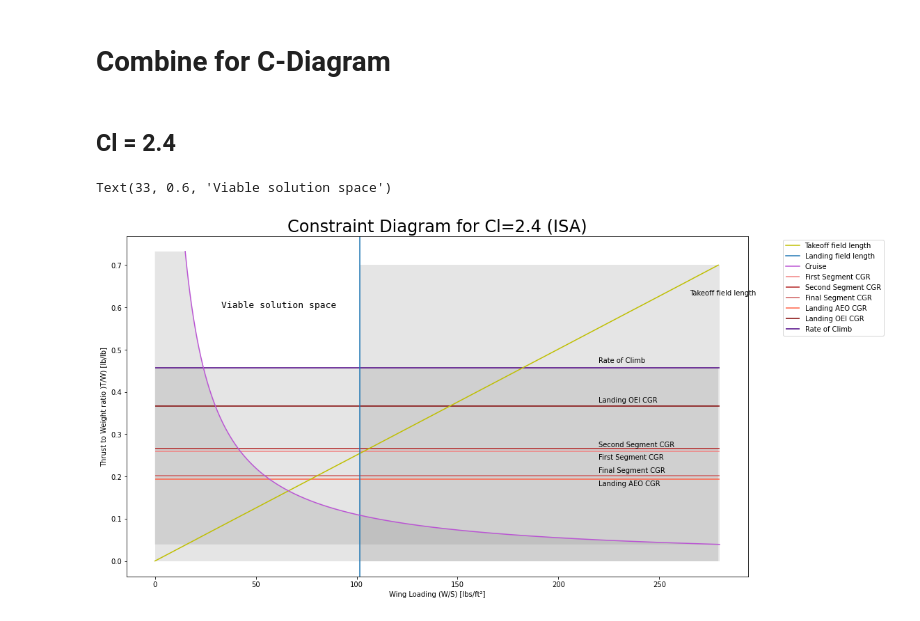
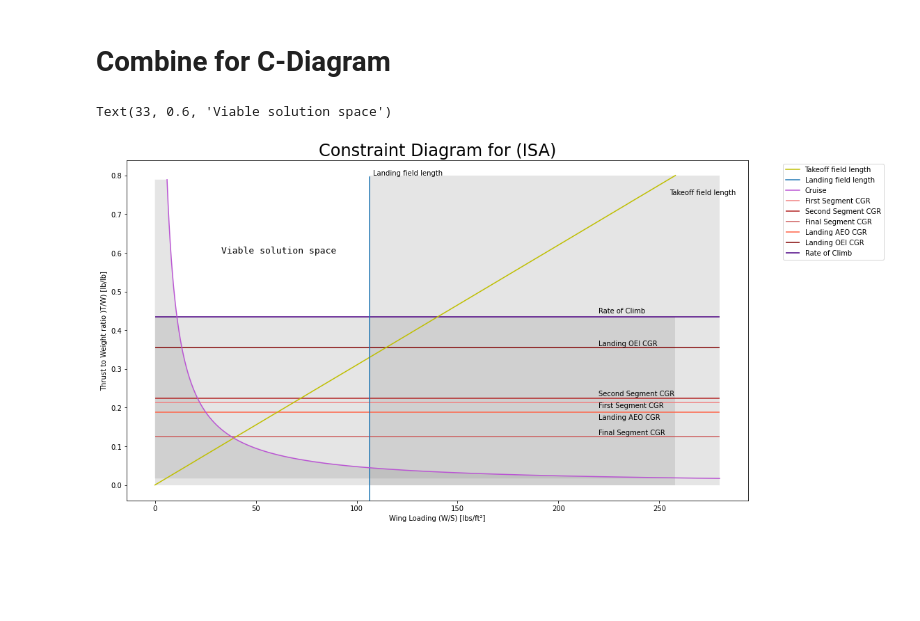
Before and after one commit to phraretein/aircraft_design_project, a Jupyter notebook: C-diagram.ipynb, the cells around one changed output. Saved outputs shown, nothing was run; the diff lists cells and outputs as text; code cells hidden in the pictures; blank space fills up the shorter version.

```diff
--- a/C-diagram.ipynb
+++ b/C-diagram.ipynb
@@ -246,10 +252,10 @@ T_W_5
 # %%
 R_C = 300
 tau = 0.5648
-M_cruisew = 162285.93
+M_cruisew = 160166.87
 q = 172.8810082
-W_S_cr = 79.53806266
-S = 2040.355638 #WINGLD sheet
+W_S_cr = 52.63728618
+S = 3042.840486 #WINGLD sheet
 V_cr = 761.5776
 # %%
 M_cruisew / M_tow
@@ -258,7 +264,7 @@ M_cruisew / M_tow
 # %%
 CL_RC = M_cruisew/(q * S)
 # %%
-CD_RC = CD_0 + K * (CL_RC ** 2)
+CD_RC = CD_0_clean + K * (CL_RC ** 2)
 # %%
 CL_RC / CD_RC
 # %% [output]
@@ -271,9 +277,9 @@ T_W_h
 # %%
-T_W_cr = ((q * CD_0) / W_S_cr) + ((K / q) * W_S_cr)
+T_W_cr = ((q * CD_0_clean) / W_S_cr) + ((K / q) * W_S_cr)
 # %%
 R_C_coeff = T_W_cr * W_S_cr * (1 / tau)
 # %%
-W_S_rc = np.arange(start=15, stop=280, step=0.1)
+W_S_rc = np.arange(start=6, stop=280, step=0.1)
 # %%
 T_W_rc = (R_C_coeff/W_S_rc) * (5/4)
 T_W_rc
@@ -289,57 +295,54 @@ plt.hlines(T_W_h, 0, 280)
 # %% [markdown]
 # Combine for C-Diagram
-# %% [markdown]
-## Cl = 2.4
 # %%
 plt.figure(figsize=(16,9))
 
 # Takeoff field length
-plt.plot(W_S_CL_24, T_W_ratio, 'y', label='Takeoff field length')
-plt.text(265, 0.63, "Takeoff field length", fontsize=10)
+plt.plot(W_S_CL_max_to, T_W_ratio, 'y', label='Takeoff field length')
+plt.text(255, 0.75, "Takeoff field length", fontsize=10)
 # plt.fill_betweenx(T_W_ratio, W_S_CL_24, fc='yellow', alpha=0.2)
 
 # Landing field length
-plt.axvline(W_S_l_CL_24, label='Landing field length')
+plt.axvline(W_S_to_l, 0, 0.95, label='Landing field length')
+plt.text(108, 0.8, "Landing field length", fontsize=10)
 # plt.fill_betweenx(T_W_ratio, W_S_l_CL_24, fc='aqua', alpha=0.2)
 
 # Takeoff Climb Gradient
 ## First Segment
 plt.hlines(T_W_1, 0, 280, colors='lightcoral', label='First Segment CGR')
-plt.text(220, 0.24, "First Segment CGR", fontsize=10)
+plt.text(220, 0.20, "First Segment CGR", fontsize=10)
 # plt.fill_between(W_S_CL_24, T_W_1, 0.75, fc='lightcoral', alpha=0.2)
 ## Second Segment
 plt.hlines(T_W_2, 0, 280, colors='firebrick', label='Second Segment CGR')
-plt.text(220, 0.27, "Second Segment CGR", fontsize=10)
+plt.text(220, 0.23, "Second Segment CGR", fontsize=10)
 # plt.fill_between(W_S_CL_24, T_W_2, 0.75, fc='firebrick', alpha=0.2)
 ## Final Segment
 plt.hlines(T_W_3, 0, 280, colors='indianred', label='Final Segment CGR')
-plt.text(220, 0.21, "Final Segment CGR", fontsize=10)
+plt.text(220, 0.13, "Final Segment CGR", fontsize=10)
 # plt.fill_between(W_S_CL_24, T_W_3, 0.75, fc='indianred', alpha=0.2)
 ## Landing AEO
 plt.hlines(T_W_4, 0, 280, colors='tomato', label='Landing AEO CGR')
-plt.text(220, 0.178, "Landing AEO CGR", fontsize=10)
+plt.text(220, 0.17, "Landing AEO CGR", fontsize=10)
 # plt.fill_between(W_S_CL_24, T_W_4, 0.75, fc='tomato', alpha=0.2)
 ## Landing OEI
 plt.hlines(T_W_5, 0, 280, colors='maroon', label='Landing OEI CGR')
-plt.text(220, 0.375, "Landing OEI CGR", fontsize=10)
+plt.text(220, 0.36, "Landing OEI CGR", fontsize=10)
 # plt.fill_between(W_S_CL_24, T_W_5, 0.75, fc='maroon', alpha=0.2)
 
 # Rate of Climb
 plt.hlines(T_W_h, 0, 280, colors='indigo', label = 'Rate of Climb')
-plt.text(220, 0.47, "Rate of Climb", fontsize=10)
+plt.text(220, 0.445, "Rate of Climb", fontsize=10)
 plt.plot(W_S_rc, T_W_rc, 'mediumorchid', label='Cruise')
 # plt.fill_betweenx(T_W_rc, W_S_rc, 280, fc='darkorchid', alpha=0.2)
 
-plt.fill_betweenx(T_W_ratio, W_S_l_CL_24, 280, fc='grey', alpha=0.2)
-plt.fill_between(W_S_CL_24, 0, T_W_h, fc='grey', alpha=0.2)
-# plt.axvspan(W_S_l_CL_24, 280, alpha=0.2, color='grey')
-# plt.axvspan(0, W_S_l_CL_24, ymin=0, ymax=(T_W_h/0.73232539), alpha=0.2, color='grey')
+plt.fill_betweenx(T_W_ratio, W_S_to_l, 280, fc='grey', alpha=0.2)
+plt.fill_between(W_S_CL_max_to, T_W_h, fc='grey', alpha=0.2)
 plt.fill_betweenx(T_W_rc, W_S_rc, fc='grey', alpha=0.2)
-plt.title("Constraint Diagram for Cl=2.4 (ISA)", fontsize=24)
+plt.title("Constraint Diagram for (ISA)", fontsize=24)
 plt.legend(bbox_to_anchor=(1.05, 1), loc='upper left')
 plt.xlabel("Wing Loading (W/S) [lbs/ft²]")
 plt.ylabel("Thrust to Weight ratio )T/W) [lb/lb]")
 plt.text(33, 0.6, "Viable solution space", family="monospace", fontsize=13)
 # %% [output]
 Text(33, 0.6, 'Viable solution space')
-[figure, old version]
+[figure, new version]
```
Also changed, not shown: parts of 45 cells of this notebook, 1 other file.
